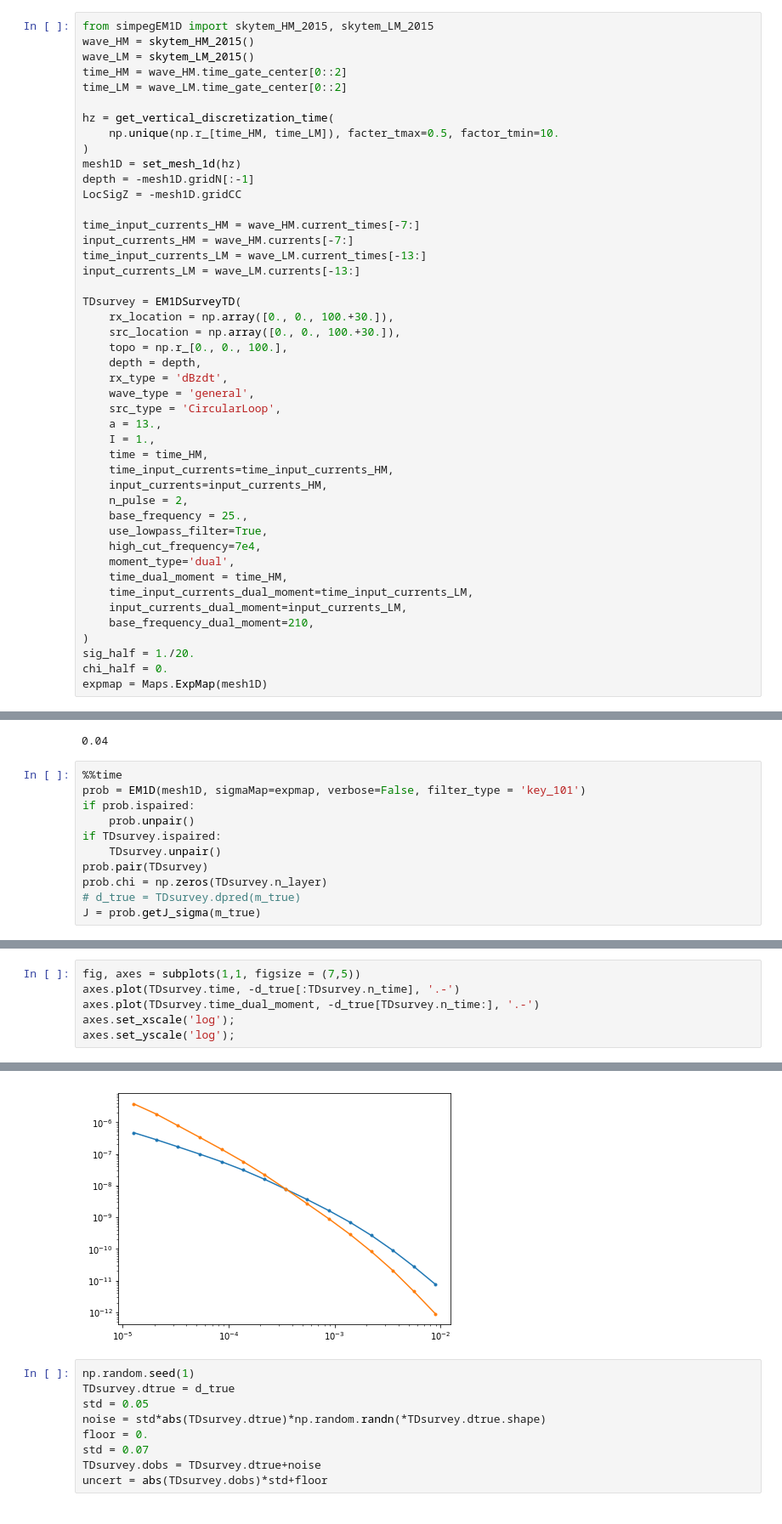
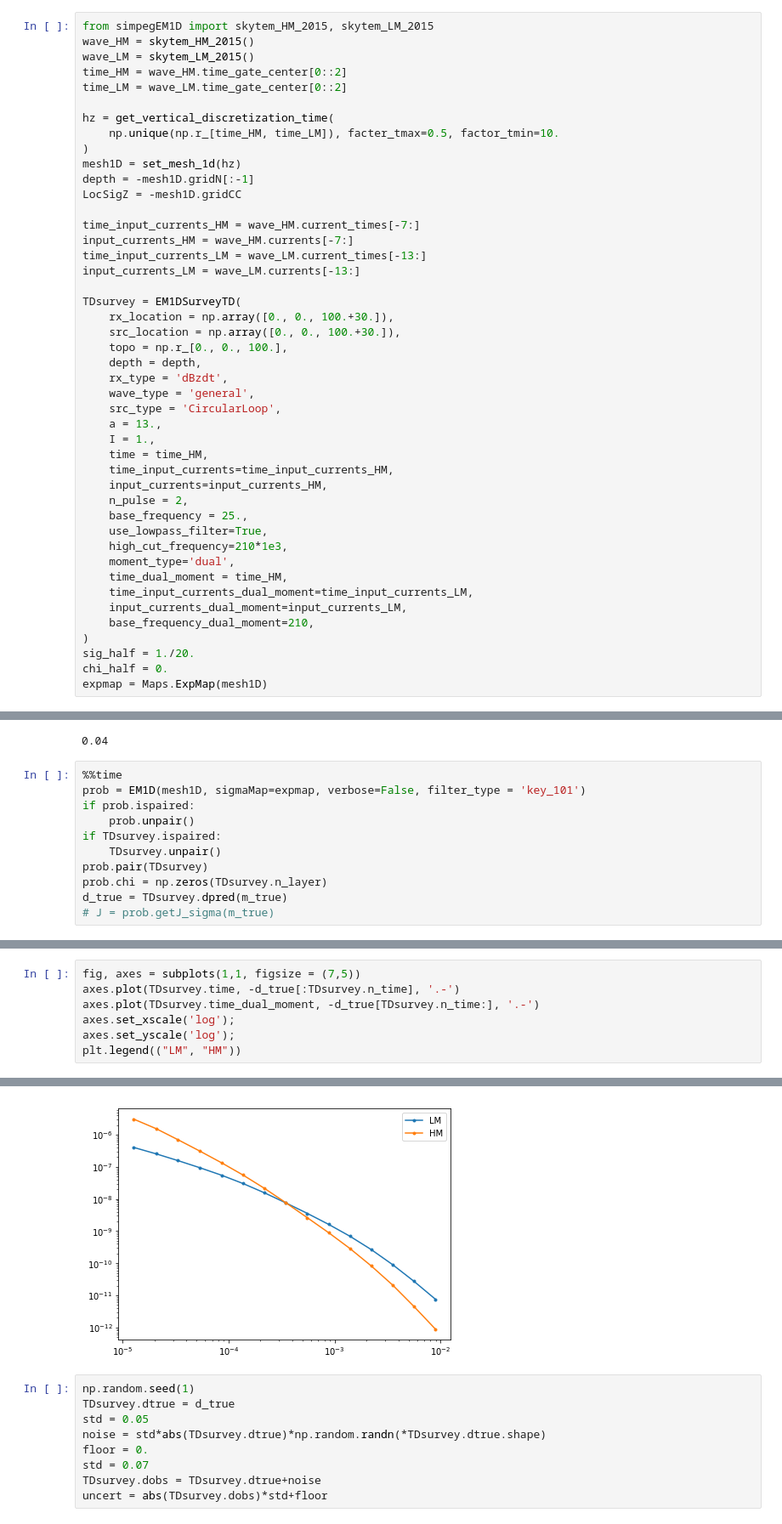
Before and after one commit to simpeg/simpegEM1D, a Jupyter notebook: notebooks/examples/EM1D_inversion_TD_layers_dual_moment.ipynb, the cells around one changed output, grey strips where cells are left out. Shown at 85% size. Saved outputs shown, nothing was run; the diff lists cells and outputs as text.

```diff
--- a/notebooks/examples/EM1D_inversion_TD_layers_dual_moment.ipynb
+++ b/notebooks/examples/EM1D_inversion_TD_layers_dual_moment.ipynb
@@ -40,7 +40,7 @@ TDsurvey = EM1DSurveyTD(
     n_pulse = 2,
     base_frequency = 25.,
     use_lowpass_filter=True,
-    high_cut_frequency=7e4,
+    high_cut_frequency=210*1e3,
     moment_type='dual',
     time_dual_moment = time_HM,
     time_input_currents_dual_moment=time_input_currents_LM,
@@ -88,6 +88,6 @@ if TDsurvey.ispaired:
     TDsurvey.unpair()
 prob.pair(TDsurvey)
 prob.chi = np.zeros(TDsurvey.n_layer)
-# d_true = TDsurvey.dpred(m_true)
-J = prob.getJ_sigma(m_true)
+d_true = TDsurvey.dpred(m_true)
+# J = prob.getJ_sigma(m_true)
 # %% [output]
@@ -99,4 +99,5 @@ axes.plot(TDsurvey.time, -d_true[:TDsurvey.n_time], '.-')
 axes.plot(TDsurvey.time_dual_moment, -d_true[TDsurvey.n_time:], '.-')
 axes.set_xscale('log');
 axes.set_yscale('log');
+plt.legend(("LM", "HM"))
 # %% [output]
@@ -103,4 +105,4 @@ axes.set_yscale('log');
-[figure, old version]
+[figure, new version]
 # %%
 np.random.seed(1)
 TDsurvey.dtrue = d_true
```
Also changed, not shown: parts of 2 cells of this notebook, 7 other files.
